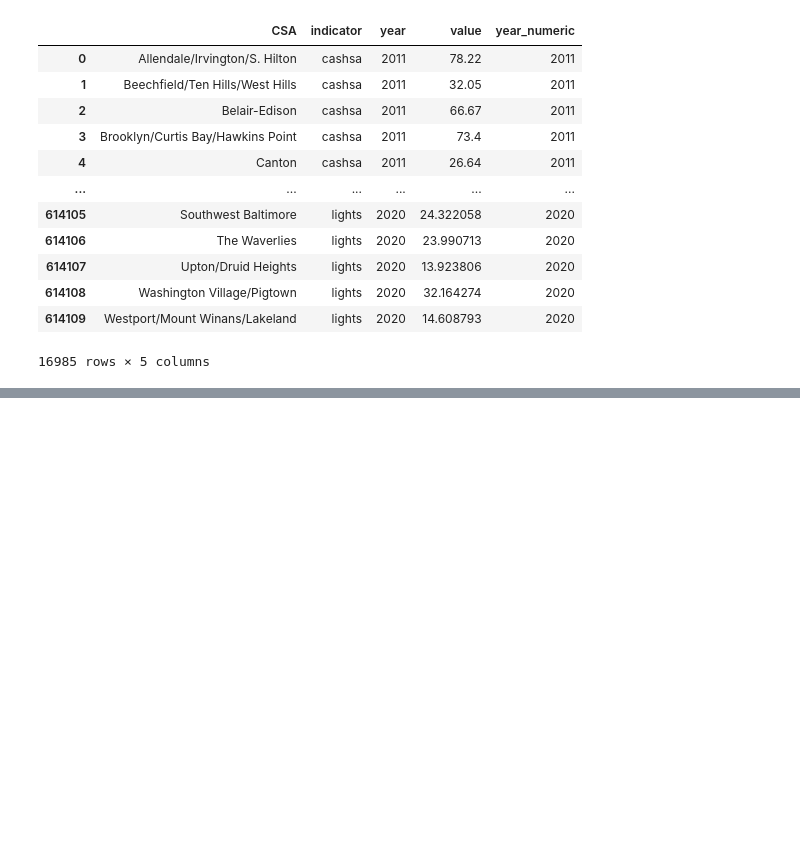
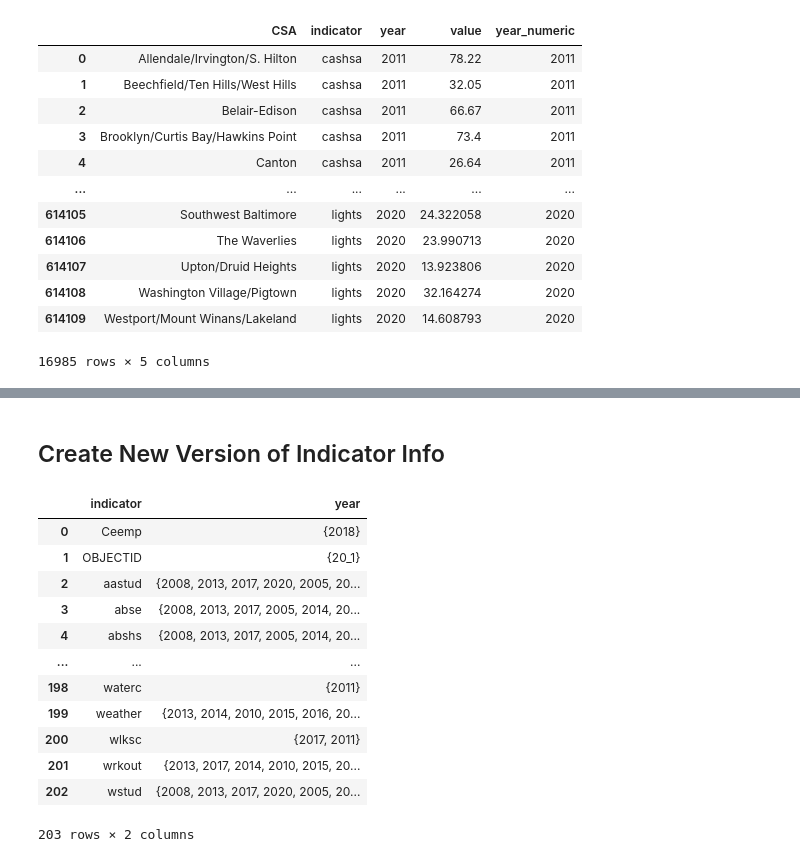
Before and after one commit to ejf78/cdc_vitalsigns, a Jupyter notebook: Vital_Signs_Data_Supplement.ipynb, the cells around one changed output, grey strips where cells are left out. Drawn from its saved outputs; the diff is of its cells as text; code cells hidden in the pictures; blank space fills up the shorter version.

```diff
--- a/Vital_Signs_Data_Supplement.ipynb
+++ b/Vital_Signs_Data_Supplement.ipynb
@@ -368,0 +388,2 @@ full_data_new.head(10).to_csv("test.csv", index = False)
+# %% [markdown]
+## Create New Version of Indicator Info
@@ -368,0 +392,17 @@ full_data_new.head(10).to_csv("test.csv", index = False)
+# %%
+info = full_data_new[["indicator","year"]].groupby(['indicator'])['year'].apply(set).reset_index()
+info
+# %% [output]
+|  | indicator | year |
+| 0 | Ceemp | {2018} |
+| 1 | OBJECTID | {20_1} |
+| 2 | aastud | {2008, 2013, 2017, 2020, 2005, 20... |
+| 3 | abse | {2008, 2013, 2017, 2005, 2014, 20... |
+| 4 | abshs | {2008, 2013, 2017, 2005, 2014, 20... |
+| ... | ... | ... |
+| 198 | waterc | {2011} |
+| 199 | weather | {2013, 2014, 2010, 2015, 2016, 20... |
+| 200 | wlksc | {2017, 2011} |
+| 201 | wrkout | {2013, 2017, 2014, 2010, 2015, 20... |
+| 202 | wstud | {2008, 2013, 2017, 2020, 2005, 20... |
+203 rows × 2 columns
```
Also changed, not shown: parts of 10 cells of this notebook.
